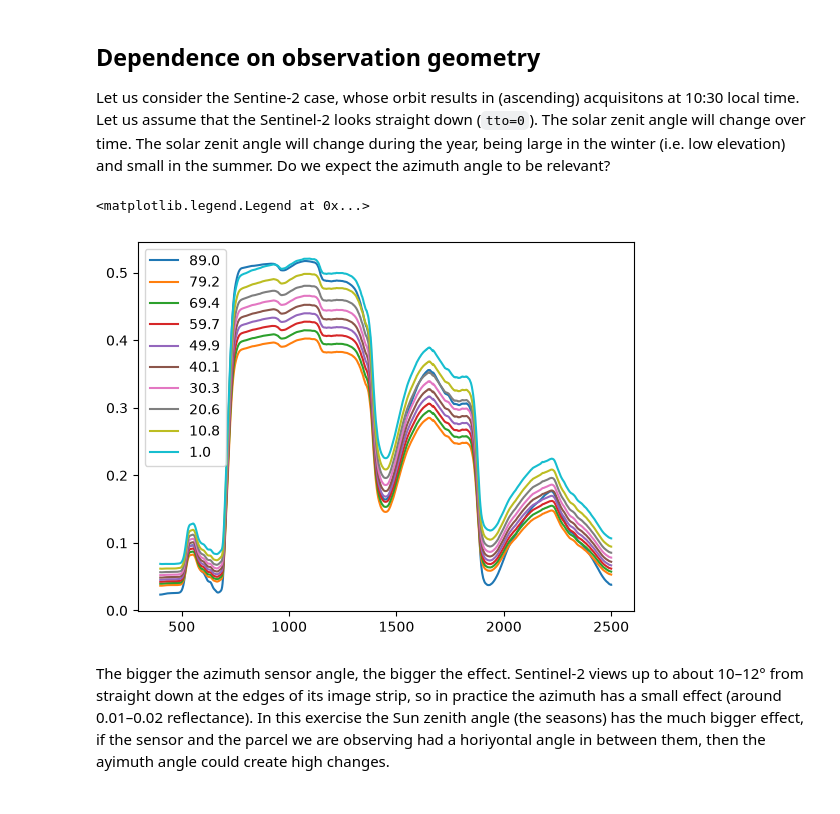
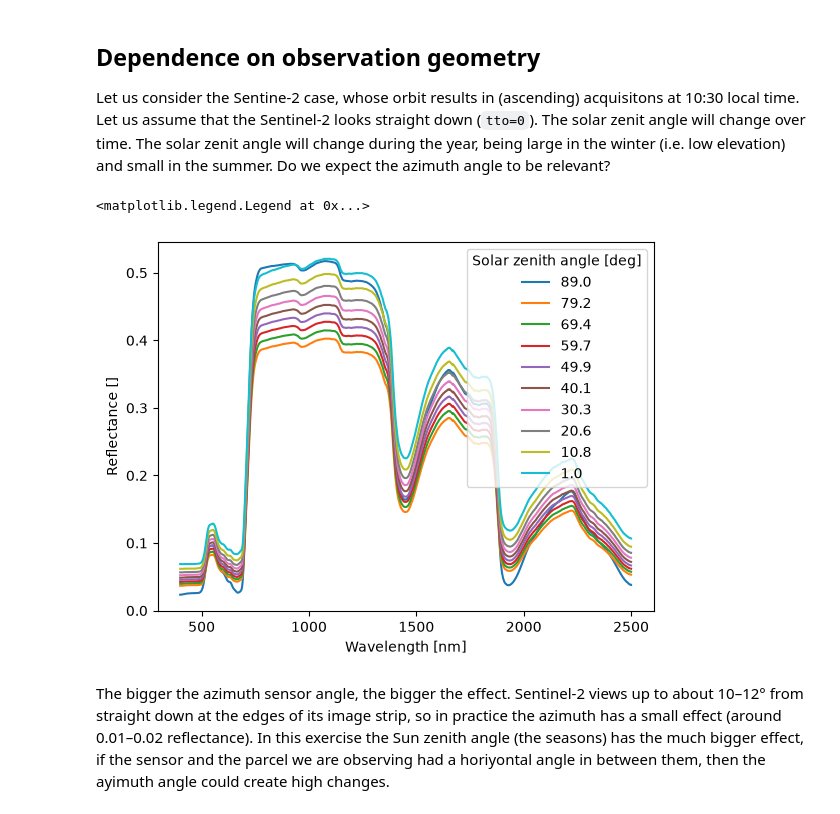
Before and after one commit to doddolisergio/Synthesis-assignment-1, a Jupyter notebook: Radiative_Transfer_Modelling_with_Prosail_py6S.ipynb, the cells around one changed output. Drawn from its saved outputs; the diff is of its cells as text; code cells hidden in the pictures.

```diff
--- a/Radiative_Transfer_Modelling_with_Prosail_py6S.ipynb
+++ b/Radiative_Transfer_Modelling_with_Prosail_py6S.ipynb
@@ -109,12 +113,15 @@ for elind in range(10):
 # %%
 plt.figure()
 wls = np.arange(rr.size)
 for elind in range(10):
     plt.plot(wls_prosail,rr_vs_el[elind], label=("%2.1f" % (90 - elevations[elind])))
 plt.legend()
+plt.xlabel("Wavelength [nm]")
+plt.ylabel("Reflectance []")
+plt.legend(title="Solar zenith angle [deg]")
 # %% [output]
 <matplotlib.legend.Legend at 0x...>
-[figure, old version]
+[figure, new version]
 # %% [markdown]
 The bigger the azimuth sensor angle, the bigger the effect. Sentinel-2 views up to about 10–12° from straight down at the edges of its image strip, so in practice the azimuth has a small effect (around 0.01–0.02 reflectance). In this exercise the Sun zenith angle (the seasons) has the much bigger effect, if the sensor and the parcel we are observing had a horiyontal angle in between them, then the ayimuth angle could create high changes.
 # %% [markdown]
```
Also changed, not shown: parts of 10 cells of this notebook.
